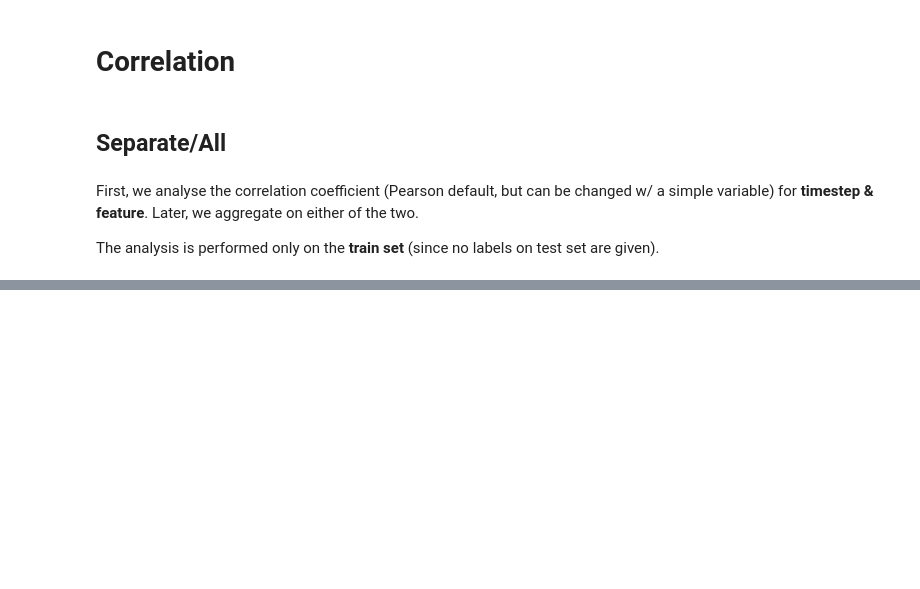
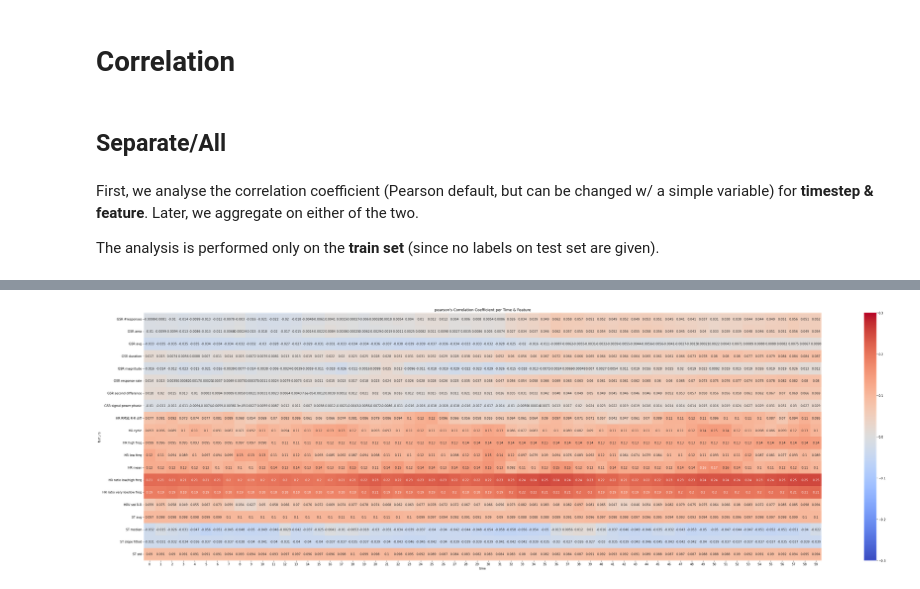
Before and after one commit to LeonardoAlchieri/MUSE, a Jupyter notebook: notebooks/correlation.ipynb, the cells around one changed output, grey strips where cells are left out. Cells and saved outputs as stored; diff of their text form; code cells hidden in the pictures; blank space fills up the shorter version.

Commit message:
Completed preliminary correlation analysis

```diff
--- a/notebooks/correlation.ipynb
+++ b/notebooks/correlation.ipynb
@@ -202,3 +217,17 @@ The analysis is performed only on the **train set** (since no labels on test set
+# %%
+from typing import Callable
+def get_correlation_method(corr_chosen: str) -> Callable:
+    if corr_chosen == 'pearson':
+        return pearsonr
+    elif corr_chosen == 'spearman':
+        return spearmanr
+    elif corr_chosen == 'kendall':
+        return kendalltau
+    else:
+        raise ValueError('Unknown correlation method')
+corr_chosen: str = corr_chosen_wdg.value
+
+correlation_method: Callable = get_correlation_method(corr_chosen=corr_chosen)
 # %%
 path_to_data: str = "../data.nosync/dataset_smile_challenge.npy"
 data = SmileData(path_to_data=path_to_data, test=False)
@@ -232,3 +259,38 @@ multi_index = MultiIndex.from_tuples(
 )
 hand_crafted_data.columns = multi_index
 hand_crafted_data.index.name = "user"
+# %%
+correlation_results: DataFrame = (
+    hand_crafted_data.groupby(axis=1, level=[0, 1])
+    .apply(
+        lambda data: Series(
+            correlation_method(data.iloc[:, 0], labels), index=["value", "p-value"]
+        )
+    )
+    .T
+)
+
+def change_orientation(x: DataFrame) -> DataFrame:
+    time = x.index.get_level_values(1).unique()
+    feature = x.index.get_level_values(0).unique()
+    x = array(x)
+
+    x = x.reshape(len(feature),len(time))
+
+    x = DataFrame(x, index=feature, columns=time).T
+    return x
+
+df_to_save: DataFrame = change_orientation(correlation_results.loc[:, 'value']).T
+
+figure(figsize=(50, 15))
+heatmap(df_to_save,
+        xticklabels=df_to_save.columns,
+        vmax=0.3, vmin=-0.3, center=0,
+        cmap='coolwarm',
+        yticklabels=df_to_save.index, annot=True)
+title(f"{corr_chosen}'s Correlation Coefficient per Time & Feature")
+savefig(f'../visualizations/correlation_featureXtime_{corr_chosen}.pdf')
+
+show()
+# %% [output]
+[figure, added]
```
Also changed, not shown: parts of 18 cells of this notebook, 13 other files.
